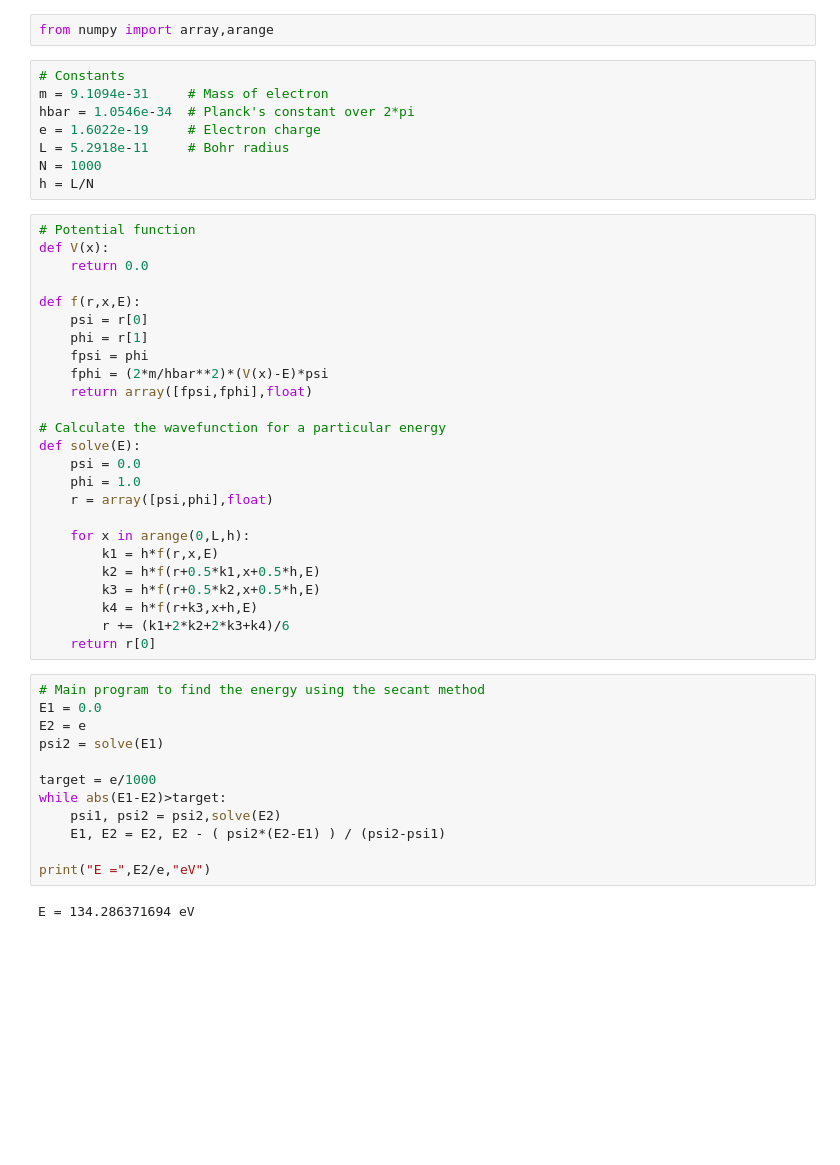
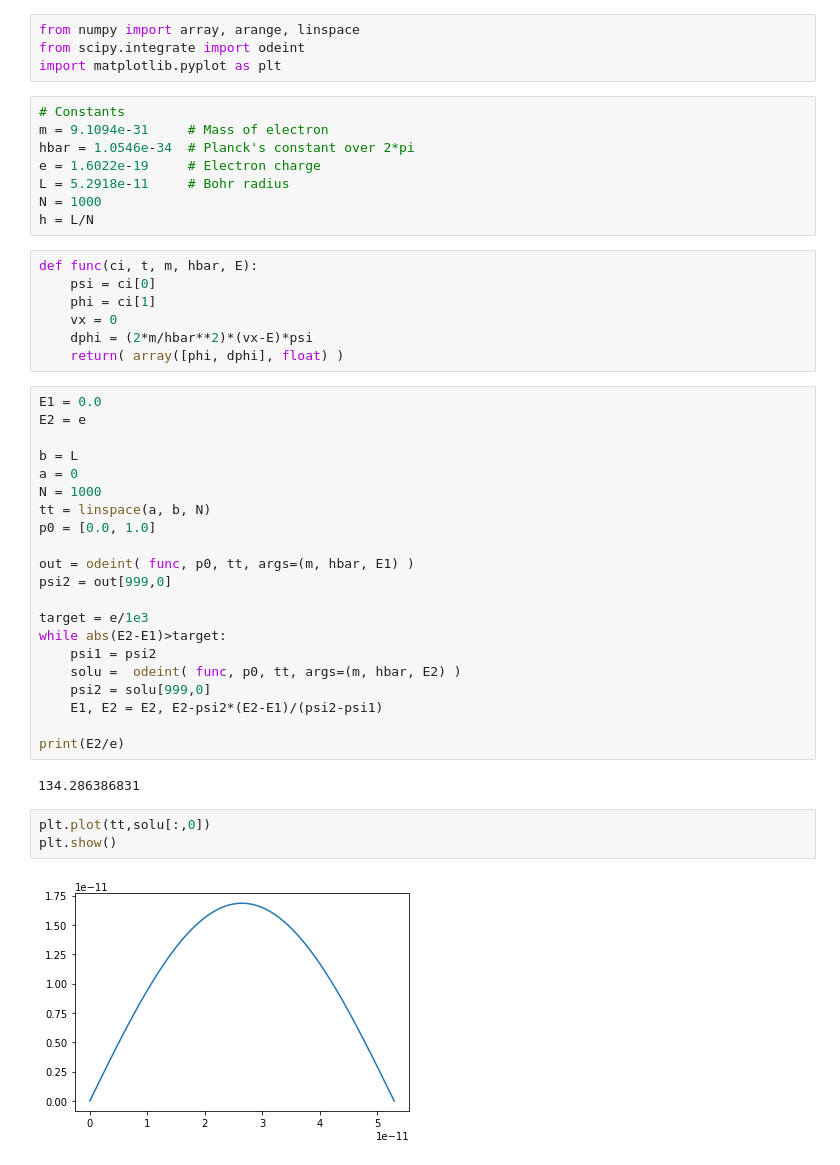
Before and after one commit to fiscompunipamplona/fc2_boundary, a Jupyter notebook: codes/schrodinger_equ.ipynb, the cells around one changed output. Saved outputs shown, nothing was run; the diff lists cells and outputs as text; blank space fills up the shorter version.

Commit message:
Notebooks for solved vertical throw and schrodinger equation by boundary conditions

```diff
--- a/codes/schrodinger_equ.ipynb
+++ b/codes/schrodinger_equ.ipynb
@@ -1,5 +1,7 @@
 # %%
-from numpy import array,arange
+from numpy import array, arange, linspace
+from scipy.integrate import odeint
+import matplotlib.pyplot as plt
 # %%
 # Constants
 m = 9.1094e-31     # Mass of electron
@@ -8,42 +10,38 @@ e = 1.6022e-19     # Electron charge
 L = 5.2918e-11     # Bohr radius
 N = 1000
 h = L/N
-# %%
-# Potential function
-def V(x):
-    return 0.0
-
-def f(r,x,E):
-    psi = r[0]
-    phi = r[1]
-    fpsi = phi
-    fphi = (2*m/hbar**2)*(V(x)-E)*psi
-    return array([fpsi,fphi],float)
-
-# Calculate the wavefunction for a particular energy
-def solve(E):
-    psi = 0.0
-    phi = 1.0
-    r = array([psi,phi],float)
-
-    for x in arange(0,L,h):
-        k1 = h*f(r,x,E)
-        k2 = h*f(r+0.5*k1,x+0.5*h,E)
-        k3 = h*f(r+0.5*k2,x+0.5*h,E)
-        k4 = h*f(r+k3,x+h,E)
-        r += (k1+2*k2+2*k3+k4)/6
-    return r[0]
+# %%
+def func(ci, t, m, hbar, E):
+    psi = ci[0]
+    phi = ci[1]
+    vx = 0
+    dphi = (2*m/hbar**2)*(vx-E)*psi
+    return( array([phi, dphi], float) )
 # %%
-# Main program to find the energy using the secant method
 E1 = 0.0
 E2 = e
-psi2 = solve(E1)
 
-target = e/1000
-while abs(E1-E2)>target:
-    psi1, psi2 = psi2,solve(E2)
-    E1, E2 = E2, E2 - ( psi2*(E2-E1) ) / (psi2-psi1)
+b = L
+a = 0
+N = 1000
+tt = linspace(a, b, N)
+p0 = [0.0, 1.0]
 
-print("E =",E2/e,"eV")
+out = odeint( func, p0, tt, args=(m, hbar, E1) )
+psi2 = out[999,0]
+
+target = e/1e3
+while abs(E2-E1)>target:
+    psi1 = psi2
+    solu =  odeint( func, p0, tt, args=(m, hbar, E2) )
+    psi2 = solu[999,0]
+    E1, E2 = E2, E2-psi2*(E2-E1)/(psi2-psi1)
+
+print(E2/e)
 # %% [output]
-E = 134.286371694 eV
+134.286386831
+# %%
+plt.plot(tt,solu[:,0])
+plt.show()
+# %% [output]
+[figure, added]
```
Also changed, not shown: parts of 6 cells of this notebook, 1 other file.
